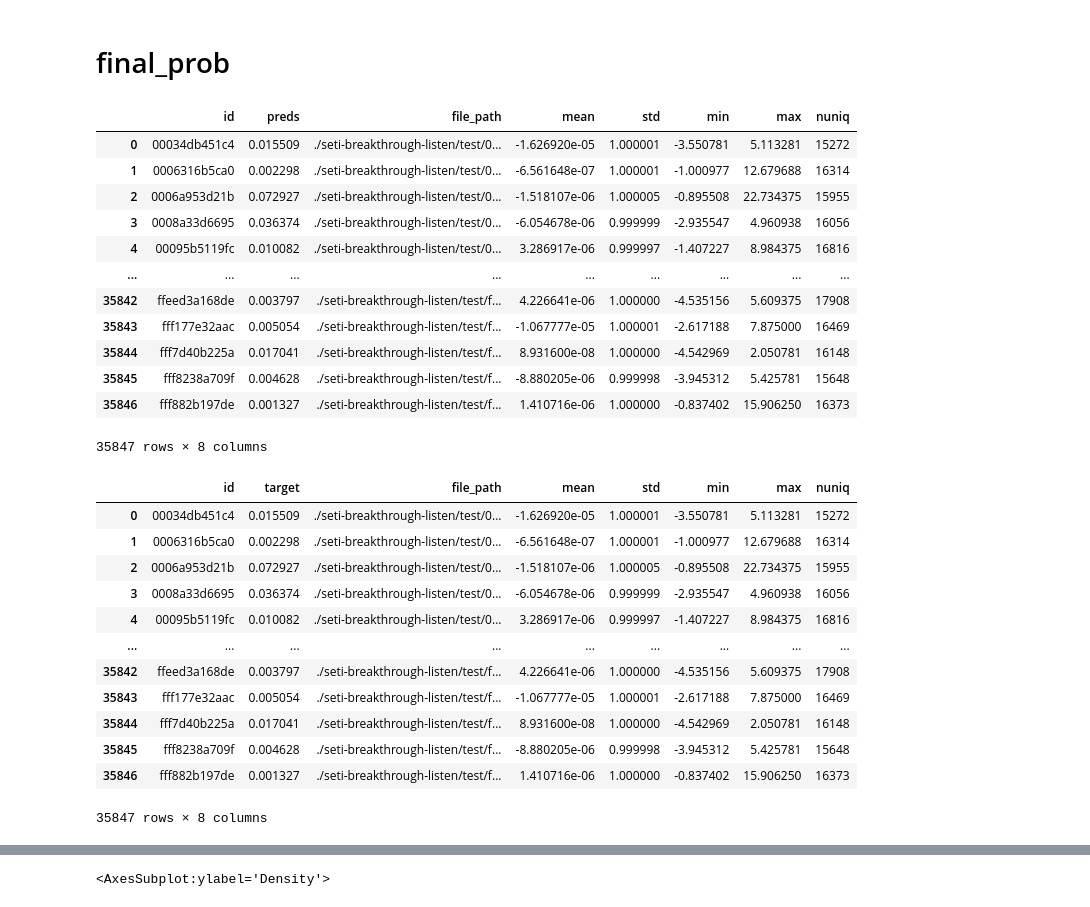
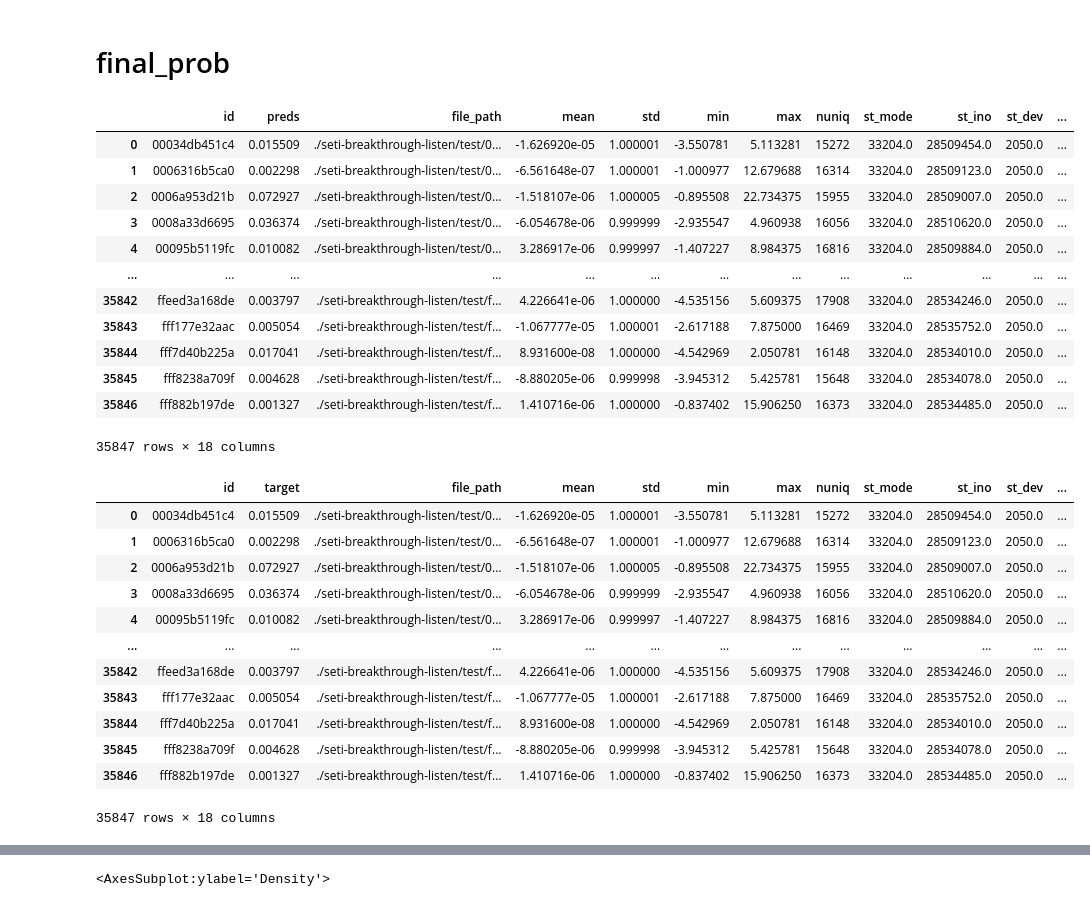
Before and after one commit to skywalker0803r/SETI-Breakthrough-Listen---E.T.-Signal-Search, a Jupyter notebook: dataleakag_knowledge_distillation.ipynb, the cells around one changed output, grey strips where cells are left out. Drawn from its saved outputs; the diff is of its cells as text; code cells hidden in the pictures.

```diff
--- a/dataleakag_knowledge_distillation.ipynb
+++ b/dataleakag_knowledge_distillation.ipynb
@@ -117,8 +117,14 @@ unique, counts = np.unique(a, return_counts=True)
 print(dict(zip(unique, counts)))
 
 # add leakage data
-oof_leakage = df.iloc[:len(oof),-5:]
+oof_leakage = df.iloc[:len(oof),-5:] # leak_train stats
 oof = oof.join(oof_leakage)
+
+# add timestamp leakage data
+oof_leakage_time = pd.read_csv('leak_train.csv').drop('id',axis=1) # leak_train timestamp
+oof = oof.join(oof_leakage_time)
+
+# display
 display(oof)
 oof['preds'].plot(kind='kde')
 # %% [output]
@@ -157,8 +163,14 @@ unique, counts = np.unique(a, return_counts=True)
 print(dict(zip(unique, counts)))
 
 # add leakage data
-sub_leakage = df.iloc[len(oof):,-5:].reset_index(drop=True)
+sub_leakage = df.iloc[len(oof):,-5:].reset_index(drop=True) # leak_test stats
 sub = sub.join(sub_leakage)
+
+# add timestamp leakage data
+sub_leakage_time = pd.read_csv('leak_test.csv').drop('id',axis=1) # leak_test timestamp
+sub = sub.join(sub_leakage_time)
+
+# display
 display(sub)
 sub['target'].plot(kind='kde')
 # %% [output]
@@ -203,37 +215,37 @@ clf.score(X,y)
 # final_prob
 # %%
 test_data = sub.copy()
-test_data.columns = ['id','preds','file_path','mean','std','min','max','nuniq']
+test_data.columns = ['id','preds','file_path','mean','std','min','max','nuniq'] + sub_leakage_time.columns.tolist()
 test_data
 # %% [output]
-|  | id | preds | file_path | mean | std | min | max | nuniq |
-| 0 | 00034db451c4 | 0.015509 | ./seti-breakthrough-listen/test/0... | -1.626920e-05 | 1.000001 | -3.550781 | 5.113281 | 15272 |
-| 1 | 0006316b5ca0 | 0.002298 | ./seti-breakthrough-listen/test/0... | -6.561648e-07 | 1.000001 | -1.000977 | 12.679688 | 16314 |
-| 2 | 0006a953d21b | 0.072927 | ./seti-breakthrough-listen/test/0... | -1.518107e-06 | 1.000005 | -0.895508 | 22.734375 | 15955 |
-| 3 | 0008a33d6695 | 0.036374 | ./seti-breakthrough-listen/test/0... | -6.054678e-06 | 0.999999 | -2.935547 | 4.960938 | 16056 |
-| 4 | 00095b5119fc | 0.010082 | ./seti-breakthrough-listen/test/0... | 3.286917e-06 | 0.999997 | -1.407227 | 8.984375 | 16816 |
-| ... | ... | ... | ... | ... | ... | ... | ... | ... |
-| 35842 | ffeed3a168de | 0.003797 | ./seti-breakthrough-listen/test/f... | 4.226641e-06 | 1.000000 | -4.535156 | 5.609375 | 17908 |
-| 35843 | fff177e32aac | 0.005054 | ./seti-breakthrough-listen/test/f... | -1.067777e-05 | 1.000001 | -2.617188 | 7.875000 | 16469 |
-| 35844 | fff7d40b225a | 0.017041 | ./seti-breakthrough-listen/test/f... | 8.931600e-08 | 1.000000 | -4.542969 | 2.050781 | 16148 |
-| 35845 | fff8238a709f | 0.004628 | ./seti-breakthrough-listen/test/f... | -8.880205e-06 | 0.999998 | -3.945312 | 5.425781 | 15648 |
-| 35846 | fff882b197de | 0.001327 | ./seti-breakthrough-listen/test/f... | 1.410716e-06 | 1.000000 | -0.837402 | 15.906250 | 16373 |
+|  | id | preds | file_path | mean | std | min | max | nuniq | st_mode | st_ino | st_dev | ... |
+| 0 | 00034db451c4 | 0.015509 | ./seti-breakthrough-listen/test/0... | -1.626920e-05 | 1.000001 | -3.550781 | 5.113281 | 15272 | 33204.0 | 28509454.0 | 2050.0 | ... |
+| 1 | 0006316b5ca0 | 0.002298 | ./seti-breakthrough-listen/test/0... | -6.561648e-07 | 1.000001 | -1.000977 | 12.679688 | 16314 | 33204.0 | 28509123.0 | 2050.0 | ... |
+| 2 | 0006a953d21b | 0.072927 | ./seti-breakthrough-listen/test/0... | -1.518107e-06 | 1.000005 | -0.895508 | 22.734375 | 15955 | 33204.0 | 28509007.0 | 2050.0 | ... |
+| 3 | 0008a33d6695 | 0.036374 | ./seti-breakthrough-listen/test/0... | -6.054678e-06 | 0.999999 | -2.935547 | 4.960938 | 16056 | 33204.0 | 28510620.0 | 2050.0 | ... |
+| 4 | 00095b5119fc | 0.010082 | ./seti-breakthrough-listen/test/0... | 3.286917e-06 | 0.999997 | -1.407227 | 8.984375 | 16816 | 33204.0 | 28509884.0 | 2050.0 | ... |
+| ... | ... | ... | ... | ... | ... | ... | ... | ... | ... | ... | ... | ... |
+| 35842 | ffeed3a168de | 0.003797 | ./seti-breakthrough-listen/test/f... | 4.226641e-06 | 1.000000 | -4.535156 | 5.609375 | 17908 | 33204.0 | 28534246.0 | 2050.0 | ... |
+| 35843 | fff177e32aac | 0.005054 | ./seti-breakthrough-listen/test/f... | -1.067777e-05 | 1.000001 | -2.617188 | 7.875000 | 16469 | 33204.0 | 28535752.0 | 2050.0 | ... |
+| 35844 | fff7d40b225a | 0.017041 | ./seti-breakthrough-listen/test/f... | 8.931600e-08 | 1.000000 | -4.542969 | 2.050781 | 16148 | 33204.0 | 28534010.0 | 2050.0 | ... |
+| 35845 | fff8238a709f | 0.004628 | ./seti-breakthrough-listen/test/f... | -8.880205e-06 | 0.999998 | -3.945312 | 5.425781 | 15648 | 33204.0 | 28534078.0 | 2050.0 | ... |
+| 35846 | fff882b197de | 0.001327 | ./seti-breakthrough-listen/test/f... | 1.410716e-06 | 1.000000 | -0.837402 | 15.906250 | 16373 | 33204.0 | 28534485.0 | 2050.0 | ... |
-35847 rows × 8 columns
+35847 rows × 18 columns
 # %%
 final_df = sub.copy()
 final_df
 # %% [output]
-|  | id | target | file_path | mean | std | min | max | nuniq |
-| 0 | 00034db451c4 | 0.015509 | ./seti-breakthrough-listen/test/0... | -1.626920e-05 | 1.000001 | -3.550781 | 5.113281 | 15272 |
-| 1 | 0006316b5ca0 | 0.002298 | ./seti-breakthrough-listen/test/0... | -6.561648e-07 | 1.000001 | -1.000977 | 12.679688 | 16314 |
-| 2 | 0006a953d21b | 0.072927 | ./seti-breakthrough-listen/test/0... | -1.518107e-06 | 1.000005 | -0.895508 | 22.734375 | 15955 |
-| 3 | 0008a33d6695 | 0.036374 | ./seti-breakthrough-listen/test/0... | -6.054678e-06 | 0.999999 | -2.935547 | 4.960938 | 16056 |
-| 4 | 00095b5119fc | 0.010082 | ./seti-breakthrough-listen/test/0... | 3.286917e-06 | 0.999997 | -1.407227 | 8.984375 | 16816 |
-| ... | ... | ... | ... | ... | ... | ... | ... | ... |
-| 35842 | ffeed3a168de | 0.003797 | ./seti-breakthrough-listen/test/f... | 4.226641e-06 | 1.000000 | -4.535156 | 5.609375 | 17908 |
-| 35843 | fff177e32aac | 0.005054 | ./seti-breakthrough-listen/test/f... | -1.067777e-05 | 1.000001 | -2.617188 | 7.875000 | 16469 |
-| 35844 | fff7d40b225a | 0.017041 | ./seti-breakthrough-listen/test/f... | 8.931600e-08 | 1.000000 | -4.542969 | 2.050781 | 16148 |
-| 35845 | fff8238a709f | 0.004628 | ./seti-breakthrough-listen/test/f... | -8.880205e-06 | 0.999998 | -3.945312 | 5.425781 | 15648 |
-| 35846 | fff882b197de | 0.001327 | ./seti-breakthrough-listen/test/f... | 1.410716e-06 | 1.000000 | -0.837402 | 15.906250 | 16373 |
+|  | id | target | file_path | mean | std | min | max | nuniq | st_mode | st_ino | st_dev | ... |
+| 0 | 00034db451c4 | 0.015509 | ./seti-breakthrough-listen/test/0... | -1.626920e-05 | 1.000001 | -3.550781 | 5.113281 | 15272 | 33204.0 | 28509454.0 | 2050.0 | ... |
+| 1 | 0006316b5ca0 | 0.002298 | ./seti-breakthrough-listen/test/0... | -6.561648e-07 | 1.000001 | -1.000977 | 12.679688 | 16314 | 33204.0 | 28509123.0 | 2050.0 | ... |
+| 2 | 0006a953d21b | 0.072927 | ./seti-breakthrough-listen/test/0... | -1.518107e-06 | 1.000005 | -0.895508 | 22.734375 | 15955 | 33204.0 | 28509007.0 | 2050.0 | ... |
+| 3 | 0008a33d6695 | 0.036374 | ./seti-breakthrough-listen/test/0... | -6.054678e-06 | 0.999999 | -2.935547 | 4.960938 | 16056 | 33204.0 | 28510620.0 | 2050.0 | ... |
+| 4 | 00095b5119fc | 0.010082 | ./seti-breakthrough-listen/test/0... | 3.286917e-06 | 0.999997 | -1.407227 | 8.984375 | 16816 | 33204.0 | 28509884.0 | 2050.0 | ... |
+| ... | ... | ... | ... | ... | ... | ... | ... | ... | ... | ... | ... | ... |
+| 35842 | ffeed3a168de | 0.003797 | ./seti-breakthrough-listen/test/f... | 4.226641e-06 | 1.000000 | -4.535156 | 5.609375 | 17908 | 33204.0 | 28534246.0 | 2050.0 | ... |
+| 35843 | fff177e32aac | 0.005054 | ./seti-breakthrough-listen/test/f... | -1.067777e-05 | 1.000001 | -2.617188 | 7.875000 | 16469 | 33204.0 | 28535752.0 | 2050.0 | ... |
+| 35844 | fff7d40b225a | 0.017041 | ./seti-breakthrough-listen/test/f... | 8.931600e-08 | 1.000000 | -4.542969 | 2.050781 | 16148 | 33204.0 | 28534010.0 | 2050.0 | ... |
+| 35845 | fff8238a709f | 0.004628 | ./seti-breakthrough-listen/test/f... | -8.880205e-06 | 0.999998 | -3.945312 | 5.425781 | 15648 | 33204.0 | 28534078.0 | 2050.0 | ... |
+| 35846 | fff882b197de | 0.001327 | ./seti-breakthrough-listen/test/f... | 1.410716e-06 | 1.000000 | -0.837402 | 15.906250 | 16373 | 33204.0 | 28534485.0 | 2050.0 | ... |
-35847 rows × 8 columns
+35847 rows × 18 columns
 # %%
```
Also changed, not shown: parts of 6 cells of this notebook.
